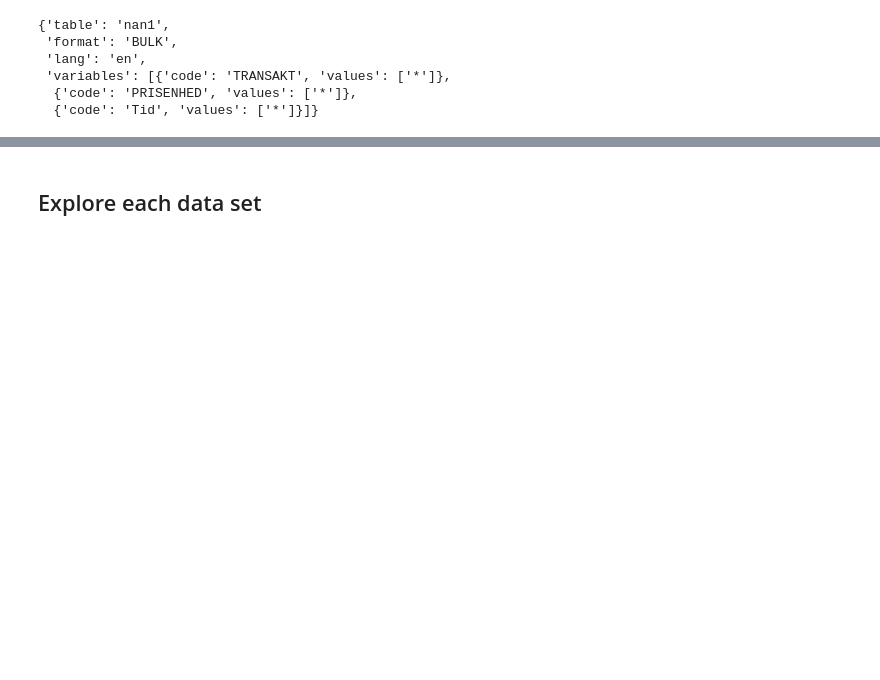
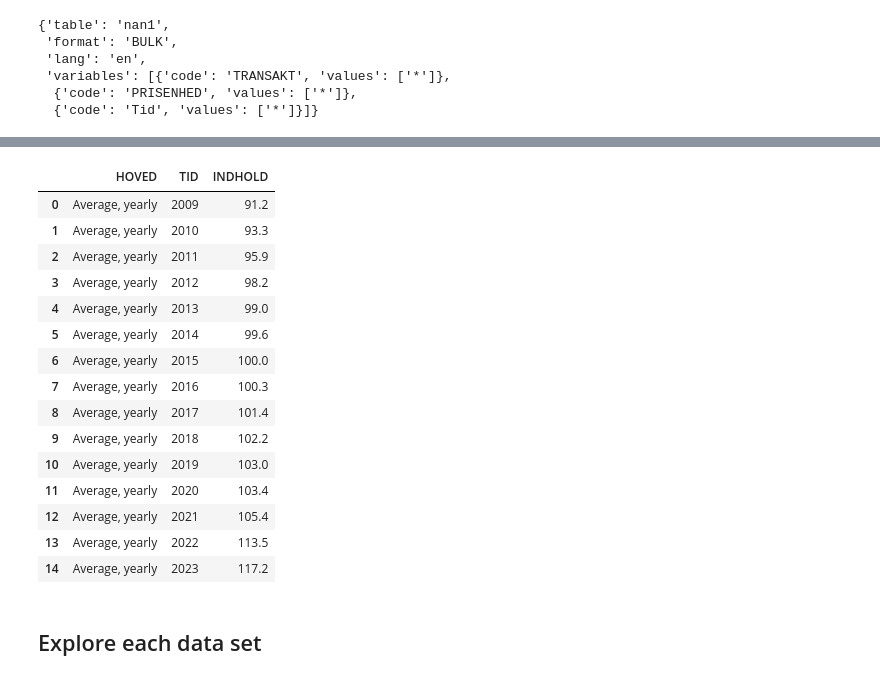
Before and after one commit to NumEconCopenhagen/projects-2024-mikkel-julius-jacob, a Jupyter notebook: dataproject/WorkSpace/Julius/dataproject.ipynb, the cells around one changed output, grey strips where cells are left out. Drawn from its saved outputs; the diff is of its cells as text; code cells hidden in the pictures; blank space fills up the shorter version.

```diff
--- a/dataproject/WorkSpace/Julius/dataproject.ipynb
+++ b/dataproject/WorkSpace/Julius/dataproject.ipynb
@@ -32,5 +35,6 @@ Import your data, either through an API or manually, and load it.
 # %%
 fert = DstApi('FERT1')
 gdp = DstApi('NAN1')
+fpi = DstApi ('PRIS112')
 # %% [markdown]
 We have found our desired variables now it is time to clean the data
@@ -242,3 +256,29 @@ inc_api.head(12)
+# %%
+params = {'table': 'pris112',
+ 'format': 'BULK',
+ 'lang': 'en',
+ 'variables': [{'code': 'HOVED', 'values': ['1005']},
+  {'code': 'Tid', 'values': ['>2008<=2023']}]}
+# %%
+inc_api = fpi.get_data(params=params)
+inc_api.head(15)
+# %% [output]
+|  | HOVED | TID | INDHOLD |
+| 0 | Average, yearly | 2009 | 91.2 |
+| 1 | Average, yearly | 2010 | 93.3 |
+| 2 | Average, yearly | 2011 | 95.9 |
+| 3 | Average, yearly | 2012 | 98.2 |
+| 4 | Average, yearly | 2013 | 99.0 |
+| 5 | Average, yearly | 2014 | 99.6 |
+| 6 | Average, yearly | 2015 | 100.0 |
+| 7 | Average, yearly | 2016 | 100.3 |
+| 8 | Average, yearly | 2017 | 101.4 |
+| 9 | Average, yearly | 2018 | 102.2 |
+| 10 | Average, yearly | 2019 | 103.0 |
+| 11 | Average, yearly | 2020 | 103.4 |
+| 12 | Average, yearly | 2021 | 105.4 |
+| 13 | Average, yearly | 2022 | 113.5 |
+| 14 | Average, yearly | 2023 | 117.2 |
 # %% [markdown]
 ## Explore each data set
 # %% [markdown]
```
Also changed, not shown: parts of 8 cells of this notebook.
